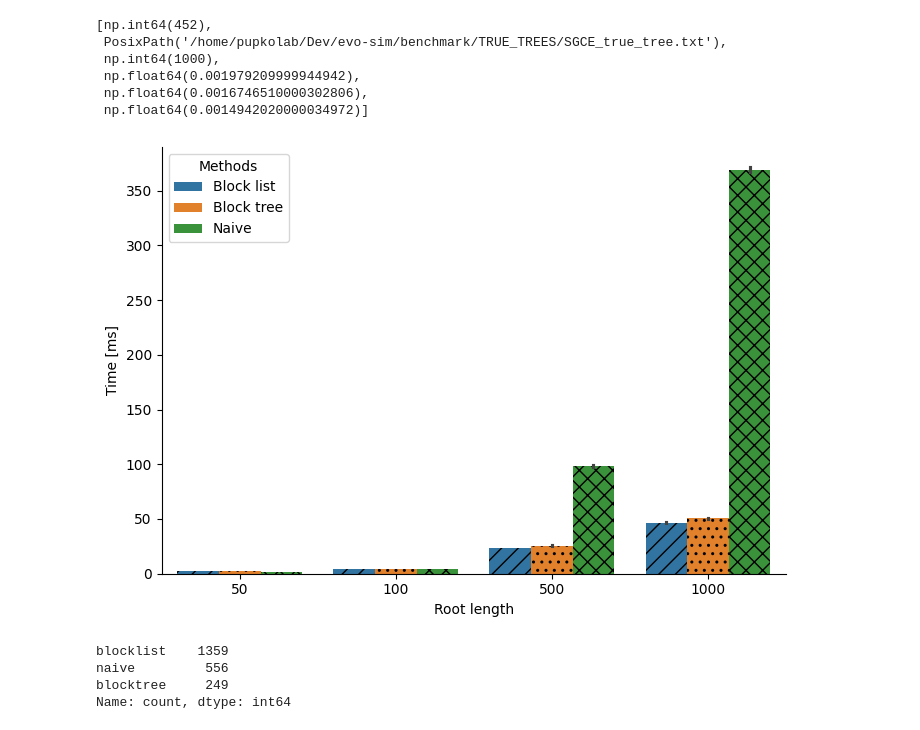
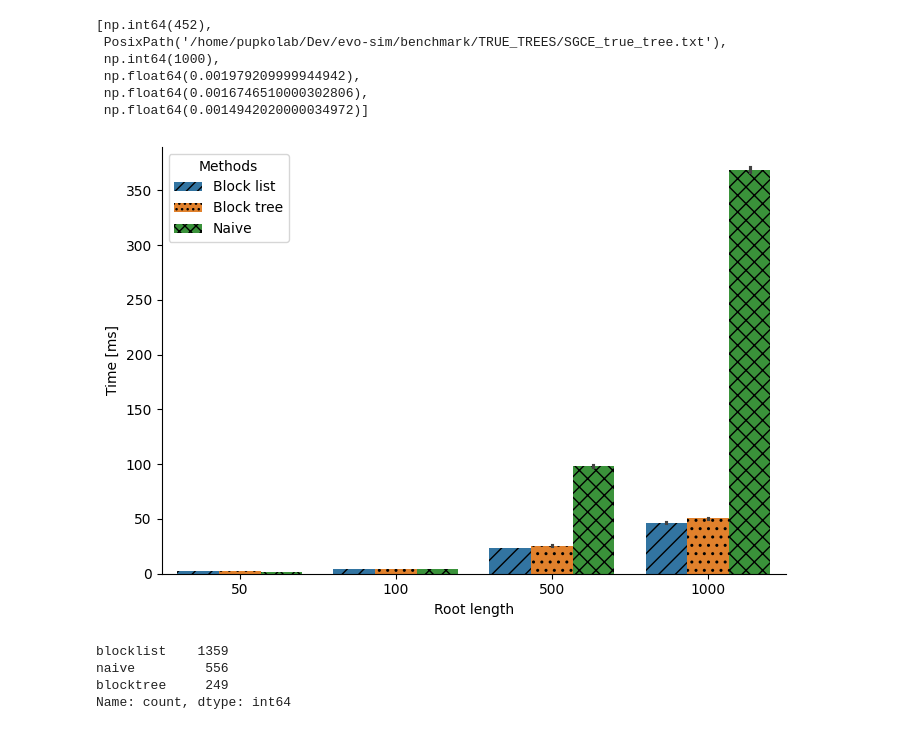
Before and after one commit to nimrodSerokTAU/evo-sim, a Jupyter notebook: benchmark/empirical_trees.ipynb, the cells around one changed output. Cells and saved outputs as stored; diff of their text form; code cells hidden in the pictures.

```diff
--- a/benchmark/empirical_trees.ipynb
+++ b/benchmark/empirical_trees.ipynb
@@ -143,17 +143,17 @@ list_of_rows = []
 for idx, row in times_df.iterrows():
     list_of_rows.append({
         "Root length": row["Root length"],
-        "Score type": 'blocklist',
+        "Method": 'blocklist',
         "Time": row['blocklist']
     })
     list_of_rows.append({
         "Root length": row["Root length"],
-        "Score type": 'blocktree',
+        "Method": 'blocktree',
         "Time": row['blocktree']
     })
     list_of_rows.append({
         "Root length": row["Root length"],
-        "Score type": 'naive',
+        "Method": 'naive',
         "Time": row['naive']
     })
 
@@ -161,27 +161,28 @@ df_scores = pd.DataFrame(list_of_rows)
 # %%
 df_scores["Time [ms]"] = df_scores["Time"]*1000
 # %%
-ax = sns.barplot(data=df_scores, x="Root length", y="Time [ms]", hue="Score type")
+ax = sns.barplot(data=df_scores, x="Root length", y="Time [ms]", hue="Method")
 ax.figure.set_size_inches(7.1, 5)
 sns.despine()
 hatches = ['//', '//', '//','//',
            '..', '..', '..', '..',
            'xx', 'xx', 'xx', 'xx',
-            '//','..', 'xx']
+            '///','...', 'xxx']
 # Loop over the bars
-handles, old_labels = ax.get_legend_handles_labels()
-new_labels = ['Block list', 'Block tree', 'Naive']  # Your custom labels here
-plt.legend(handles, new_labels, title='Methods')
 
 for i,thisbar in enumerate(ax.patches):
     # Set a different hatch for each bar
     thisbar.set_hatch(hatches[i])
 
+handles, old_labels = ax.get_legend_handles_labels()
+new_labels = ['Block list', 'Block tree', 'Naive']  # Your custom labels here
+plt.legend(handles, new_labels, title='Methods')
+
 plt.tight_layout()
 plt.savefig("assets/orthomam_benchmark_root_length.svg",bbox_inches="tight", dpi=300)
 plt.savefig("assets/orthomam_benchmark_root_length.png",bbox_inches="tight", dpi=300)
 # %% [output]
-[figure, old version]
+[figure, new version]
 # %%
 times_df.iloc[:,2:].idxmin(axis=1).value_counts()
 # %% [output]
```
Also changed, not shown: parts of 8 cells of this notebook, 2 other files.
